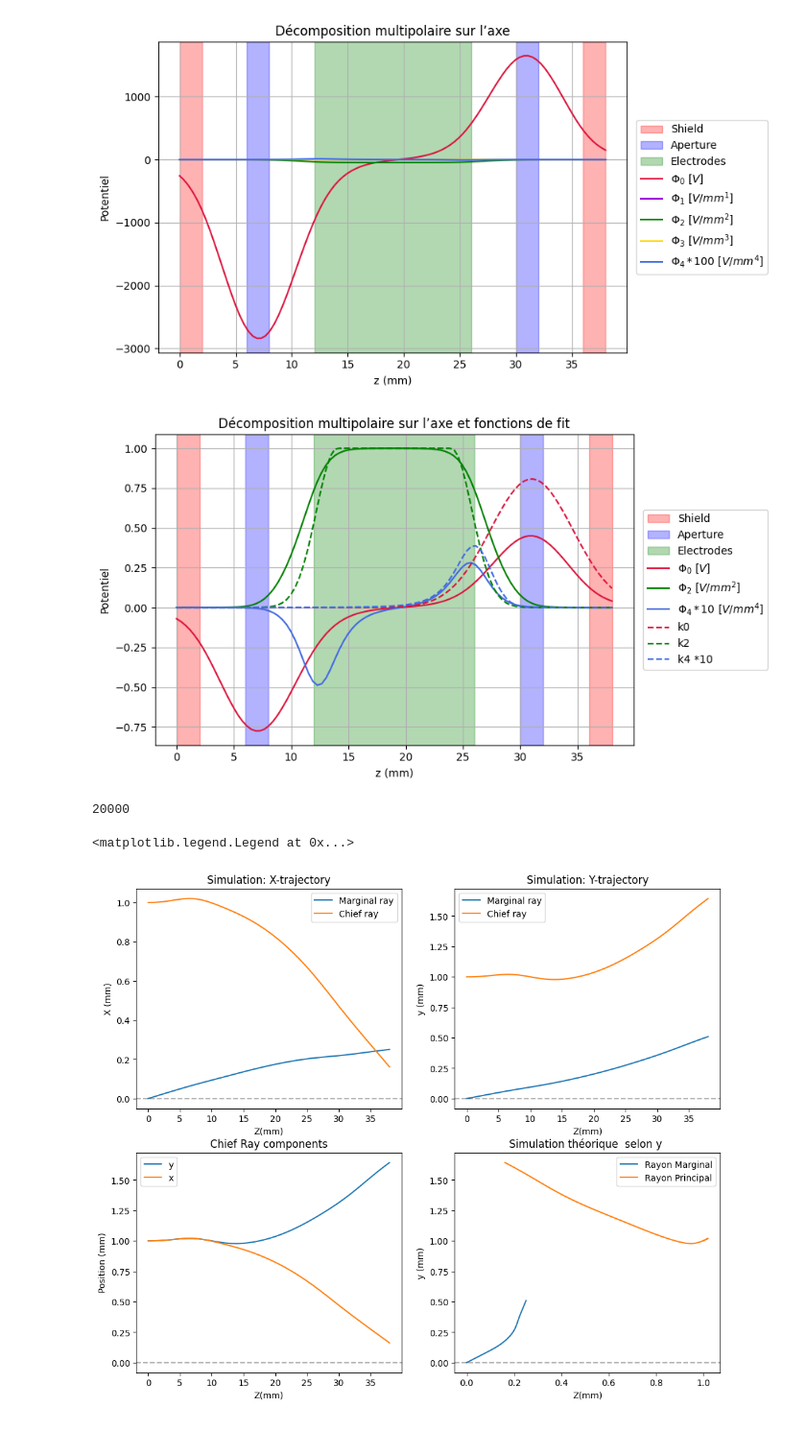
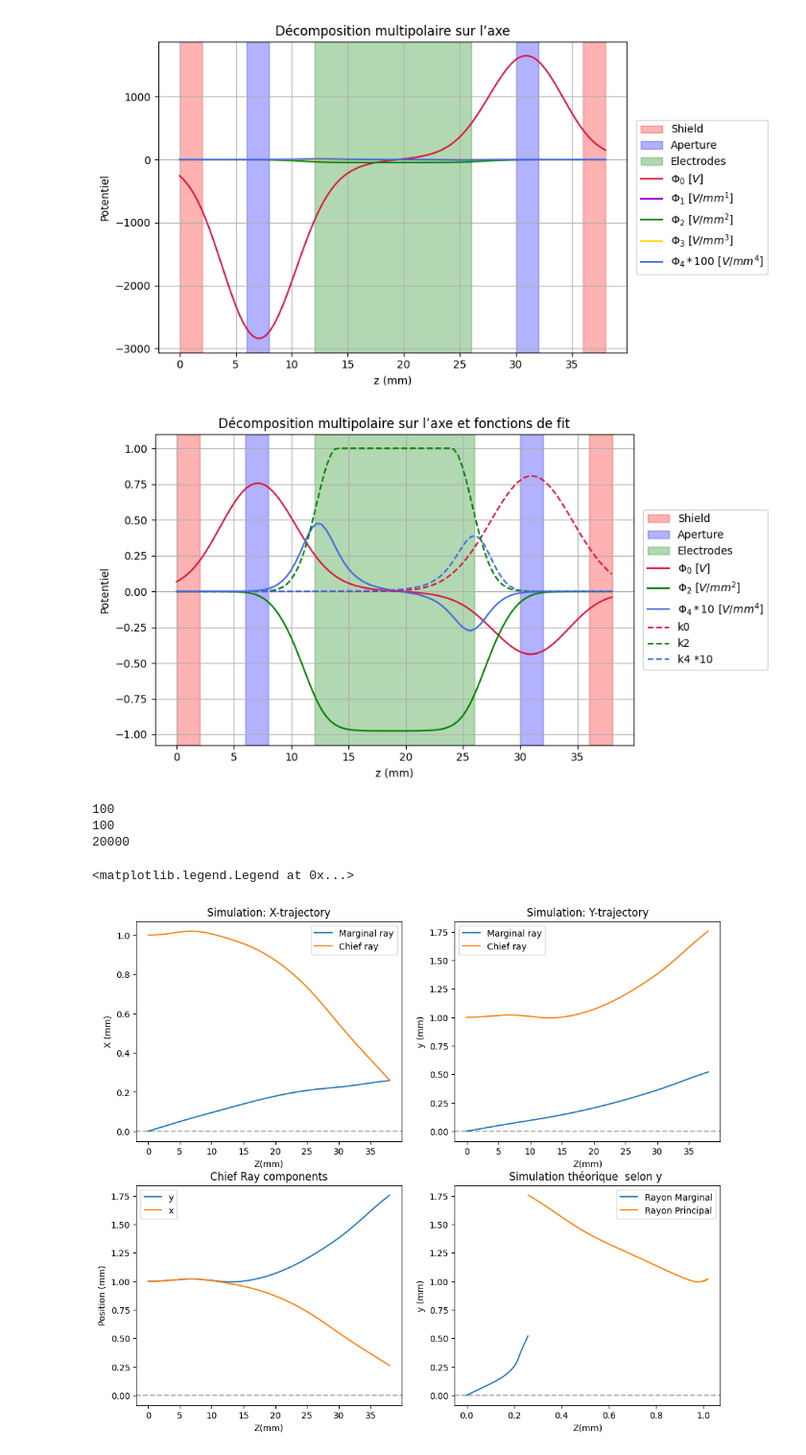
Before and after one commit to louise-lammertyn/projet-multi-code, a Jupyter notebook: codes/VF.ipynb, the cells around one changed output. Shown at 96% size. Cells and saved outputs as stored; diff of their text form; code cells hidden in the pictures.

```diff
--- a/codes/VF.ipynb
+++ b/codes/VF.ipynb
@@ -480,6 +480,8 @@ def Decomposition (D0, D1, D2, D3, D4):
     Phi3_maj = (1/24) * (D3[0] - 3*D3[3])
     Phi4_maj = (1/192)* (D4[0] + D4[10] - 6*D4[3])
 
+    '''
+
     Phi0_fit = Phi0_maj / potentials.pot_apert1
     Phi2_fit = Phi2_maj *((dimensions.radius_axis**2)/ potentials.pot_electrode)
     Phi4_fit = Phi4_maj *((dimensions.radius_axis**4)/ potentials.pot_apert1)
@@ -490,6 +492,16 @@ def Decomposition (D0, D1, D2, D3, D4):
     Phi2_fit = Phi2_fit/Phi2_max
     Phi4_fit = Phi4_fit/Phi2_max
 
+    '''
+    Phi0_fit =( Phi0_maj / abs(potentials.pot_apert1))
+    Phi2_fit = (Phi2_maj / abs(potentials.pot_electrode)) * (dimensions.radius_axis**2)
+    Phi4_fit = (Phi4_maj / abs(potentials.pot_apert1)) * (dimensions.radius_axis**4)
+
+
+
+
+
+
     return Phi0_maj, Phi1_maj, Phi2_maj, Phi3_maj, Phi4_maj, Phi0_fit, Phi2_fit, Phi4_fit
 # %%
 def fonction_fit(z, Data):
@@ -610,7 +622,7 @@ ax.legend(loc="center left", bbox_to_anchor=(1.02, 0.5), borderaxespad=0.)
 plt.tight_layout()
 plt.show()
 # %% [output]
-[figure, old version]
+[figure, new version]
 # %%
 #constante
 e = 1.6e-19 #C  charge élémentaire
@@ -718,10 +765,9 @@ mon_moteur = simulateur()
 
 #convergence
 
+mon_moteur.simulation3(marginal, data, Phi0_maj, Phi2_maj, data.D1zphi0, data.D2zphi0, potentials) # for marginal ray
+mon_moteur.simulation3(principal, data, Phi0_maj, Phi2_maj, data.D1zphi0, data.D2zphi0, potentials) # for chief ray
 
-
-mon_moteur.simulation3(marginal, data,Phi2_maj, potentials) # for marginal ray
-mon_moteur.simulation3(principal, data, Phi2_maj, potentials)# for chief ray
 
 print(potentials.pot_acceleration)
 
@@ -765,31 +811,33 @@ axs[0, 1].plot(data.axe_z, marginal.history_y, label="Marginal ray")
 axs[0, 1].plot(data.axe_z, principal.history_y, label="Chief ray")
 axs[0, 1].set_title("Simulation: Y-trajectory")
 axs[0, 1].set_xlabel("Z(mm)")
 axs[0,1].set_ylabel("y (mm)")
 axs[0, 1].axhline(0, color='black', linestyle='--', alpha=0.3)
 axs[0, 1].legend()
 
 
 
 #---    ---
 axs[1, 0].plot(data.axe_z, principal.history_y, label="y")
 axs[1, 0].plot(data.axe_z, principal.history_x, label="x")
 axs[1, 0].set_title("Chief Ray components")
 axs[1, 0].set_xlabel("Z(mm)")
 axs[1, 0].set_ylabel("Position (mm)")
 axs[1, 0].axhline(0, color='black', linestyle='--', alpha=0.3)
 axs[1, 0].legend()
 
 
 #---  Selon y ---
 axs[1, 1].plot(marginal.history_x,marginal.history_y, label="Rayon Marginal")
 axs[1, 1].plot(principal.history_x, principal.history_y, label="Rayon Principal")
 axs[1, 1].set_title("Simulation théorique  selon y ")
 axs[1, 1].set_xlabel("Z(mm)")
 axs[1,1].set_ylabel("y (mm)")
 axs[1, 1].axhline(0, color='black', linestyle='--', alpha=0.3)
 axs[1, 1].legend()
 # %% [output]
+100
+100
 20000
 <matplotlib.legend.Legend at 0x...>
-[figure, old version]
+[figure, new version]
```
Also changed, not shown: parts of 4 cells of this notebook, 1 other file.
